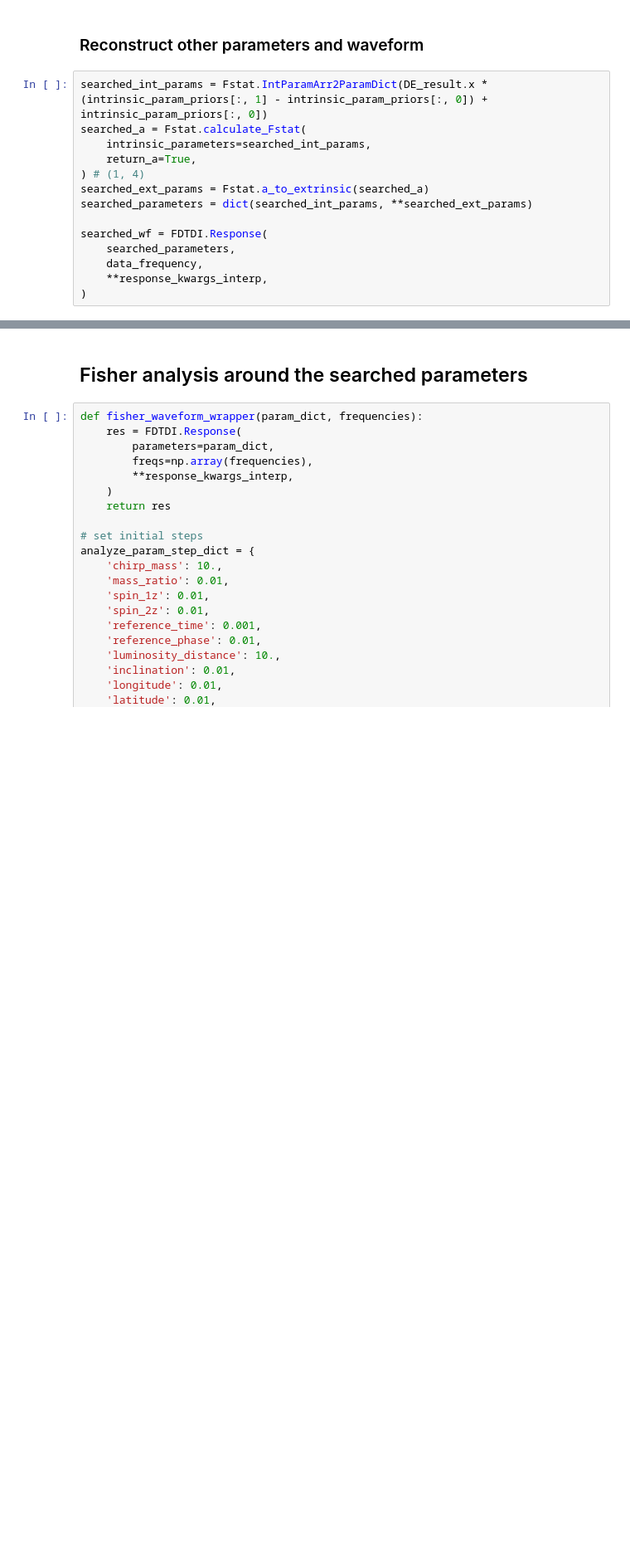
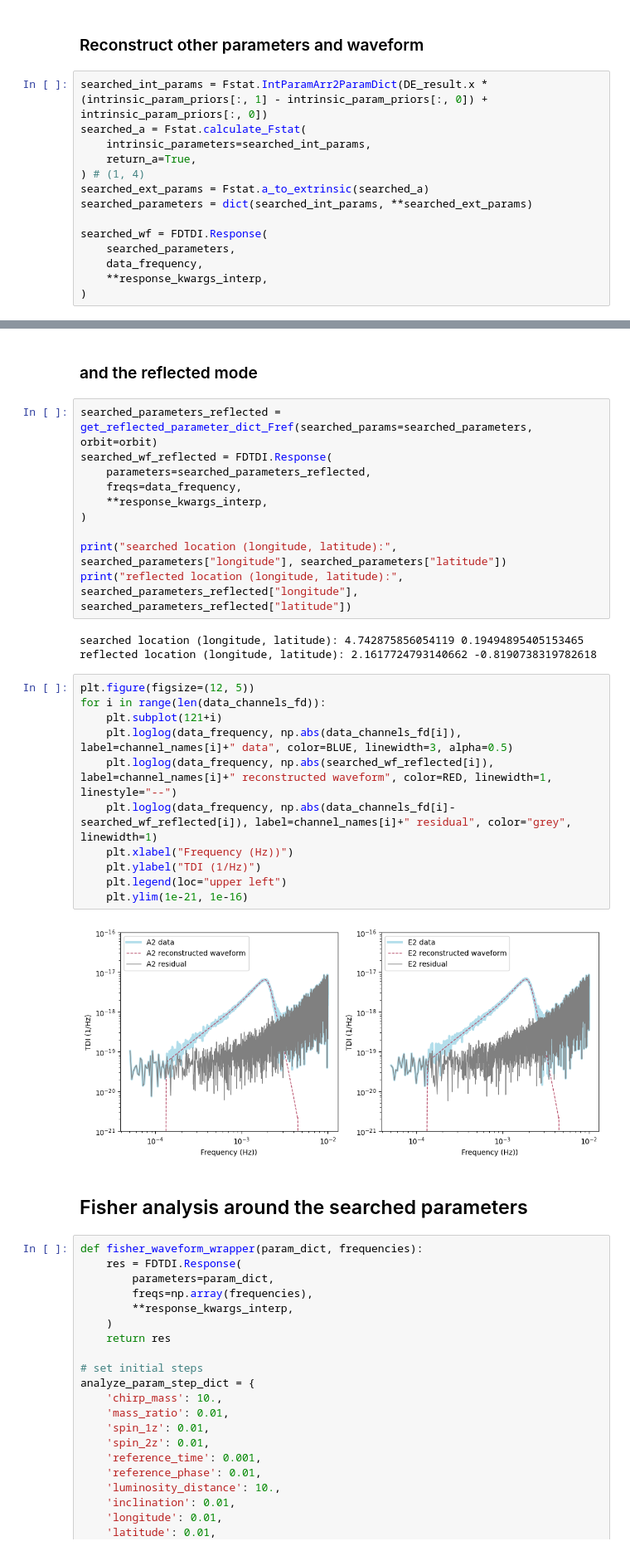
Before and after one commit to TriangleDataCenter/Triangle-BBH, a Jupyter notebook: Examples/4_TDC_Verification_MBHB_Search_and_Estimation(CPU).ipynb, the cells around one changed output, grey strips where cells are left out. Shown at 83% size. Cells and saved outputs as stored; diff of their text form; blank space fills up the shorter version.

```diff
--- a/Examples/4_TDC_Verification_MBHB_Search_and_Estimation(CPU).ipynb
+++ b/Examples/4_TDC_Verification_MBHB_Search_and_Estimation(CPU).ipynb
@@ -335,3 +319,31 @@ for i in range(len(data_channels_fd)):
+# %% [markdown]
+### and the reflected mode
+# %%
+searched_parameters_reflected = get_reflected_parameter_dict_Fref(searched_params=searched_parameters, orbit=orbit)
+searched_wf_reflected = FDTDI.Response(
+    parameters=searched_parameters_reflected,
+    freqs=data_frequency,
+    **response_kwargs_interp,
+)
+
+print("searched location (longitude, latitude):", searched_parameters["longitude"], searched_parameters["latitude"])
+print("reflected location (longitude, latitude):", searched_parameters_reflected["longitude"], searched_parameters_reflected["latitude"])
+# %% [output]
+searched location (longitude, latitude): 4.742875856054119 0.19494895405153465
+reflected location (longitude, latitude): 2.1617724793140662 -0.8190738319782618
+# %%
+plt.figure(figsize=(12, 5))
+for i in range(len(data_channels_fd)):
+    plt.subplot(121+i)
+    plt.loglog(data_frequency, np.abs(data_channels_fd[i]), label=channel_names[i]+" data", color=BLUE, linewidth=3, alpha=0.5)
+    plt.loglog(data_frequency, np.abs(searched_wf_reflected[i]), label=channel_names[i]+" reconstructed waveform", color=RED, linewidth=1, linestyle="--")
+    plt.loglog(data_frequency, np.abs(data_channels_fd[i]-searched_wf_reflected[i]), label=channel_names[i]+" residual", color="grey", linewidth=1)
+    plt.xlabel("Frequency (Hz))")
+    plt.ylabel("TDI (1/Hz)")
+    plt.legend(loc="upper left")
+    plt.ylim(1e-21, 1e-16)
+# %% [output]
+[figure, added]
 # %% [markdown]
 ## Fisher analysis around the searched parameters
 # %%
```
Also changed, not shown: parts of 23 cells of this notebook, 1 other file.
